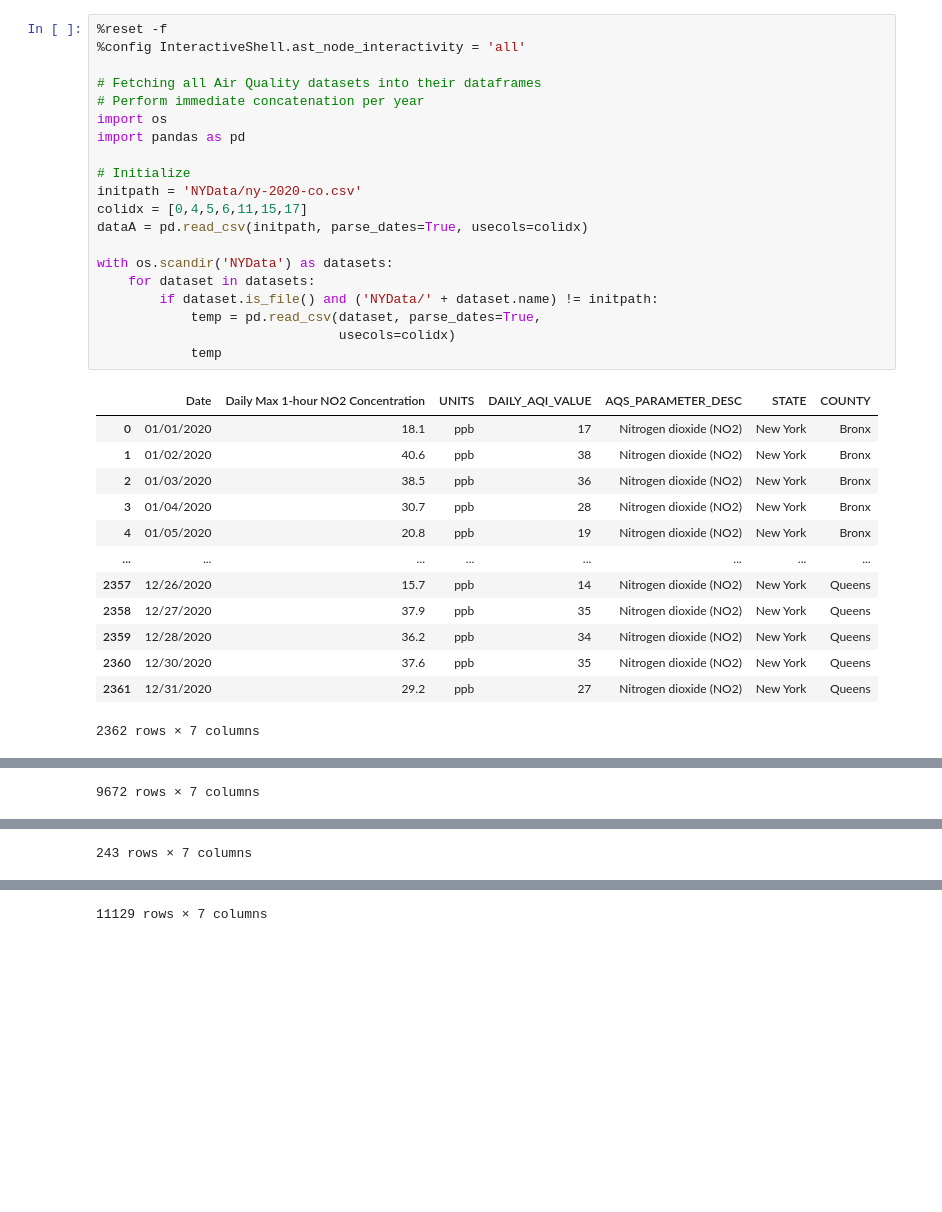
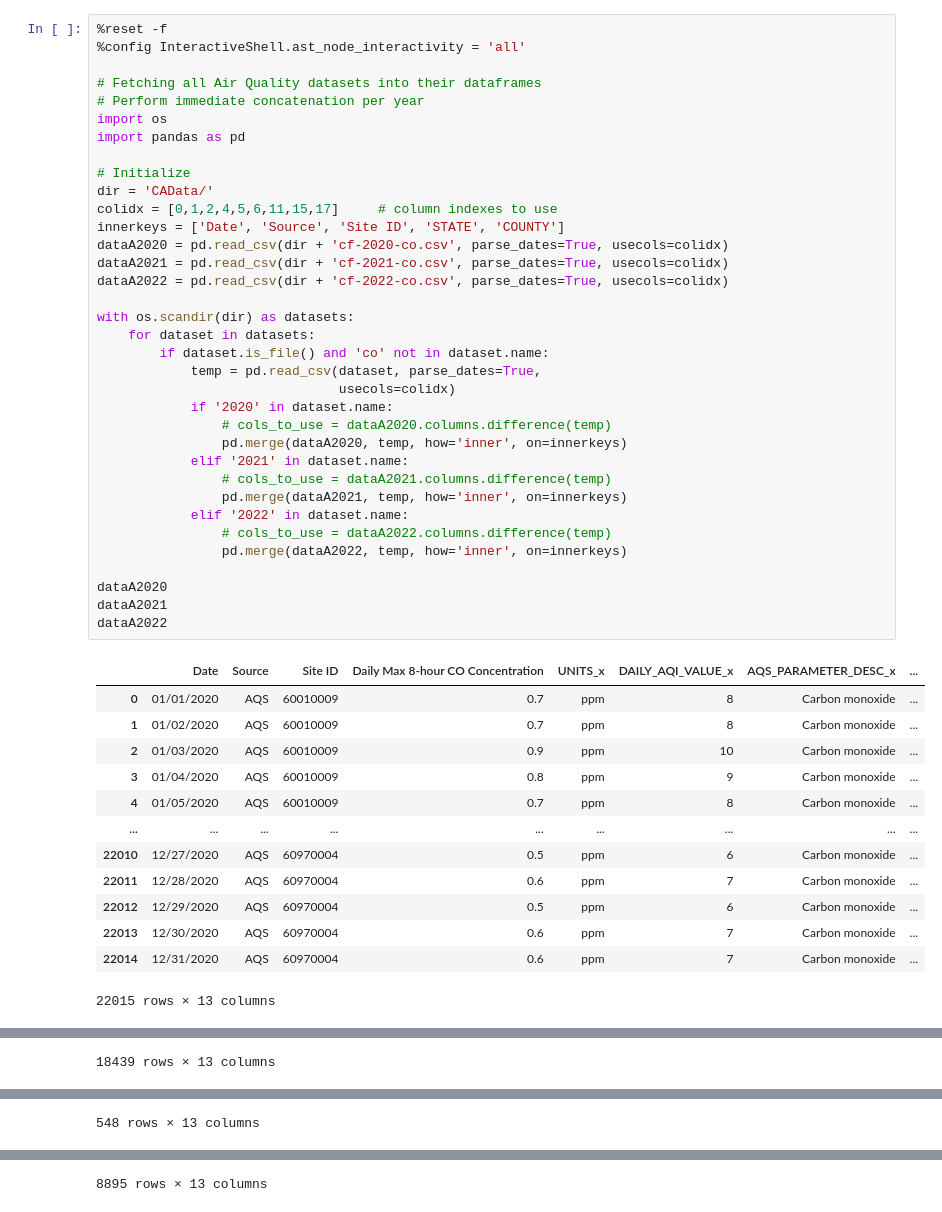
Before and after one commit to YSHebron/cs180-final-project, a Jupyter notebook: cs180-fp-2.ipynb, the cells around one changed output, grey strips where cells are left out. Drawn from its saved outputs; the diff is of its cells as text; blank space fills up the shorter version.

Commit message:
For Javi, see temp

```diff
--- a/cs180-fp-2.ipynb
+++ b/cs180-fp-2.ipynb
@@ -1,34 +1,49 @@
 # %%
 %reset -f
 %config InteractiveShell.ast_node_interactivity = 'all'
 
 # Fetching all Air Quality datasets into their dataframes
 # Perform immediate concatenation per year
 import os
 import pandas as pd
 
 # Initialize
-initpath = 'NYData/ny-2020-co.csv'
-colidx = [0,4,5,6,11,15,17]
-dataA = pd.read_csv(initpath, parse_dates=True, usecols=colidx)
+dir = 'CAData/'
+colidx = [0,1,2,4,5,6,11,15,17]     # column indexes to use
+innerkeys = ['Date', 'Source', 'Site ID', 'STATE', 'COUNTY']
+dataA2020 = pd.read_csv(dir + 'cf-2020-co.csv', parse_dates=True, usecols=colidx)
+dataA2021 = pd.read_csv(dir + 'cf-2021-co.csv', parse_dates=True, usecols=colidx)
+dataA2022 = pd.read_csv(dir + 'cf-2022-co.csv', parse_dates=True, usecols=colidx)
 
-with os.scandir('NYData') as datasets:
+with os.scandir(dir) as datasets:
     for dataset in datasets:
-        if dataset.is_file() and ('NYData/' + dataset.name) != initpath:
+        if dataset.is_file() and 'co' not in dataset.name:
             temp = pd.read_csv(dataset, parse_dates=True,
                                usecols=colidx)
-            temp
+            if '2020' in dataset.name:
+                # cols_to_use = dataA2020.columns.difference(temp)
+                pd.merge(dataA2020, temp, how='inner', on=innerkeys)
+            elif '2021' in dataset.name:
+                # cols_to_use = dataA2021.columns.difference(temp)
+                pd.merge(dataA2021, temp, how='inner', on=innerkeys)
+            elif '2022' in dataset.name:
+                # cols_to_use = dataA2022.columns.difference(temp)
+                pd.merge(dataA2022, temp, how='inner', on=innerkeys)
+
+dataA2020
+dataA2021
+dataA2022
 # %% [output]
-|  | Date | Daily Max 1-hour NO2 Concentration | UNITS | DAILY_AQI_VALUE | AQS_PARAMETER_DESC | STATE | COUNTY |
-| 0 | 01/01/2020 | 18.1 | ppb | 17 | Nitrogen dioxide (NO2) | New York | Bronx |
-| 1 | 01/02/2020 | 40.6 | ppb | 38 | Nitrogen dioxide (NO2) | New York | Bronx |
-| 2 | 01/03/2020 | 38.5 | ppb | 36 | Nitrogen dioxide (NO2) | New York | Bronx |
-| 3 | 01/04/2020 | 30.7 | ppb | 28 | Nitrogen dioxide (NO2) | New York | Bronx |
-| 4 | 01/05/2020 | 20.8 | ppb | 19 | Nitrogen dioxide (NO2) | New York | Bronx |
-| ... | ... | ... | ... | ... | ... | ... | ... |
-| 2357 | 12/26/2020 | 15.7 | ppb | 14 | Nitrogen dioxide (NO2) | New York | Queens |
-| 2358 | 12/27/2020 | 37.9 | ppb | 35 | Nitrogen dioxide (NO2) | New York | Queens |
-| 2359 | 12/28/2020 | 36.2 | ppb | 34 | Nitrogen dioxide (NO2) | New York | Queens |
-| 2360 | 12/30/2020 | 37.6 | ppb | 35 | Nitrogen dioxide (NO2) | New York | Queens |
-| 2361 | 12/31/2020 | 29.2 | ppb | 27 | Nitrogen dioxide (NO2) | New York | Queens |
+|  | Date | Source | Site ID | Daily Max 8-hour CO Concentration | UNITS_x | DAILY_AQI_VALUE_x | AQS_PARAMETER_DESC_x | ... |
+| 0 | 01/01/2020 | AQS | 60010009 | 0.7 | ppm | 8 | Carbon monoxide | ... |
+| 1 | 01/02/2020 | AQS | 60010009 | 0.7 | ppm | 8 | Carbon monoxide | ... |
+| 2 | 01/03/2020 | AQS | 60010009 | 0.9 | ppm | 10 | Carbon monoxide | ... |
+| 3 | 01/04/2020 | AQS | 60010009 | 0.8 | ppm | 9 | Carbon monoxide | ... |
+| 4 | 01/05/2020 | AQS | 60010009 | 0.7 | ppm | 8 | Carbon monoxide | ... |
+| ... | ... | ... | ... | ... | ... | ... | ... | ... |
+| 22010 | 12/27/2020 | AQS | 60970004 | 0.5 | ppm | 6 | Carbon monoxide | ... |
+| 22011 | 12/28/2020 | AQS | 60970004 | 0.6 | ppm | 7 | Carbon monoxide | ... |
+| 22012 | 12/29/2020 | AQS | 60970004 | 0.5 | ppm | 6 | Carbon monoxide | ... |
+| 22013 | 12/30/2020 | AQS | 60970004 | 0.6 | ppm | 7 | Carbon monoxide | ... |
+| 22014 | 12/31/2020 | AQS | 60970004 | 0.6 | ppm | 7 | Carbon monoxide | ... |
-2362 rows × 7 columns
+22015 rows × 13 columns
@@ -47 +62 @@ with os.scandir('NYData') as datasets:
-9672 rows × 7 columns
+18439 rows × 13 columns
@@ -60 +75 @@ with os.scandir('NYData') as datasets:
-243 rows × 7 columns
+548 rows × 13 columns
@@ -73 +88 @@ with os.scandir('NYData') as datasets:
-11129 rows × 7 columns
+8895 rows × 13 columns
```
Also changed, not shown: parts of 1 cell of this notebook.
